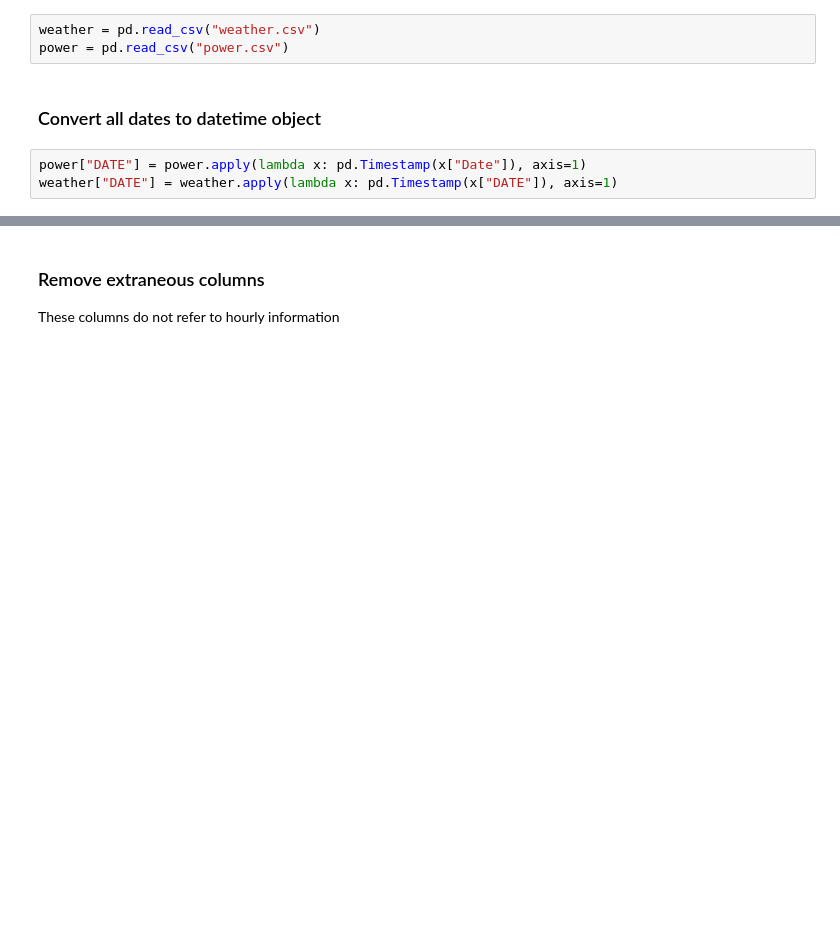
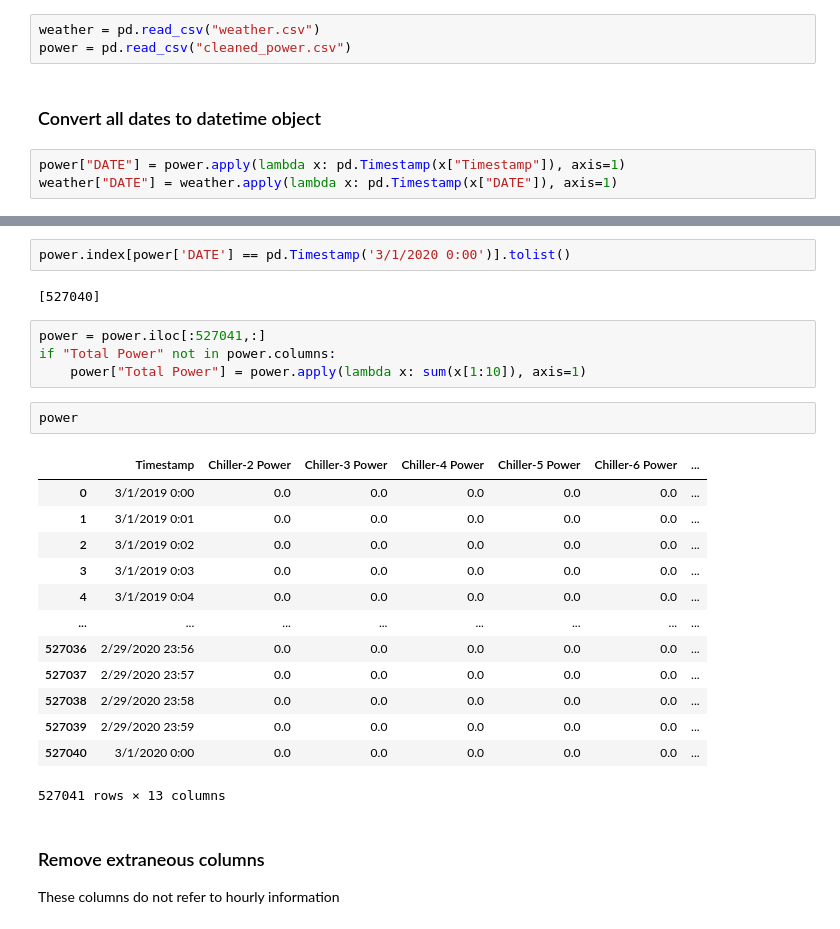
Before and after one commit to wadekb22/CHW_Forecasting, a Jupyter notebook: DataCleaning/merge_data.ipynb, the cells around one changed output, grey strips where cells are left out. Drawn from its saved outputs; the diff is of its cells as text; blank space fills up the shorter version.

Commit message:
re-merged with cleaned power data

```diff
--- a/DataCleaning/merge_data.ipynb
+++ b/DataCleaning/merge_data.ipynb
@@ -3,9 +3,9 @@ import pandas as pd
 import numpy as np
 # %%
 weather = pd.read_csv("weather.csv")
-power = pd.read_csv("power.csv")
+power = pd.read_csv("cleaned_power.csv")
 # %% [markdown]
 ### Convert all dates to datetime object
 # %%
-power["DATE"] = power.apply(lambda x: pd.Timestamp(x["Date"]), axis=1)
+power["DATE"] = power.apply(lambda x: pd.Timestamp(x["Timestamp"]), axis=1)
 weather["DATE"] = weather.apply(lambda x: pd.Timestamp(x["DATE"]), axis=1)
@@ -12,3 +29,27 @@ weather["DATE"] = weather.apply(lambda x: pd.Timestamp(x["DATE"]), axis=1)
+# %%
+power.index[power['DATE'] == pd.Timestamp('3/1/2020 0:00')].tolist()
+# %% [output]
+[527040]
+# %%
+power = power.iloc[:527041,:]
+if "Total Power" not in power.columns:
+    power["Total Power"] = power.apply(lambda x: sum(x[1:10]), axis=1)
+# %%
+power
+# %% [output]
+|  | Timestamp | Chiller-2 Power | Chiller-3 Power | Chiller-4 Power | Chiller-5 Power | Chiller-6 Power | ... |
+| 0 | 3/1/2019 0:00 | 0.0 | 0.0 | 0.0 | 0.0 | 0.0 | ... |
+| 1 | 3/1/2019 0:01 | 0.0 | 0.0 | 0.0 | 0.0 | 0.0 | ... |
+| 2 | 3/1/2019 0:02 | 0.0 | 0.0 | 0.0 | 0.0 | 0.0 | ... |
+| 3 | 3/1/2019 0:03 | 0.0 | 0.0 | 0.0 | 0.0 | 0.0 | ... |
+| 4 | 3/1/2019 0:04 | 0.0 | 0.0 | 0.0 | 0.0 | 0.0 | ... |
+| ... | ... | ... | ... | ... | ... | ... | ... |
+| 527036 | 2/29/2020 23:56 | 0.0 | 0.0 | 0.0 | 0.0 | 0.0 | ... |
+| 527037 | 2/29/2020 23:57 | 0.0 | 0.0 | 0.0 | 0.0 | 0.0 | ... |
+| 527038 | 2/29/2020 23:58 | 0.0 | 0.0 | 0.0 | 0.0 | 0.0 | ... |
+| 527039 | 2/29/2020 23:59 | 0.0 | 0.0 | 0.0 | 0.0 | 0.0 | ... |
+| 527040 | 3/1/2020 0:00 | 0.0 | 0.0 | 0.0 | 0.0 | 0.0 | ... |
+527041 rows × 13 columns
 # %% [markdown]
 ### Remove extraneous columns
 
```
Also changed, not shown: parts of 5 cells of this notebook, 1 other file.
